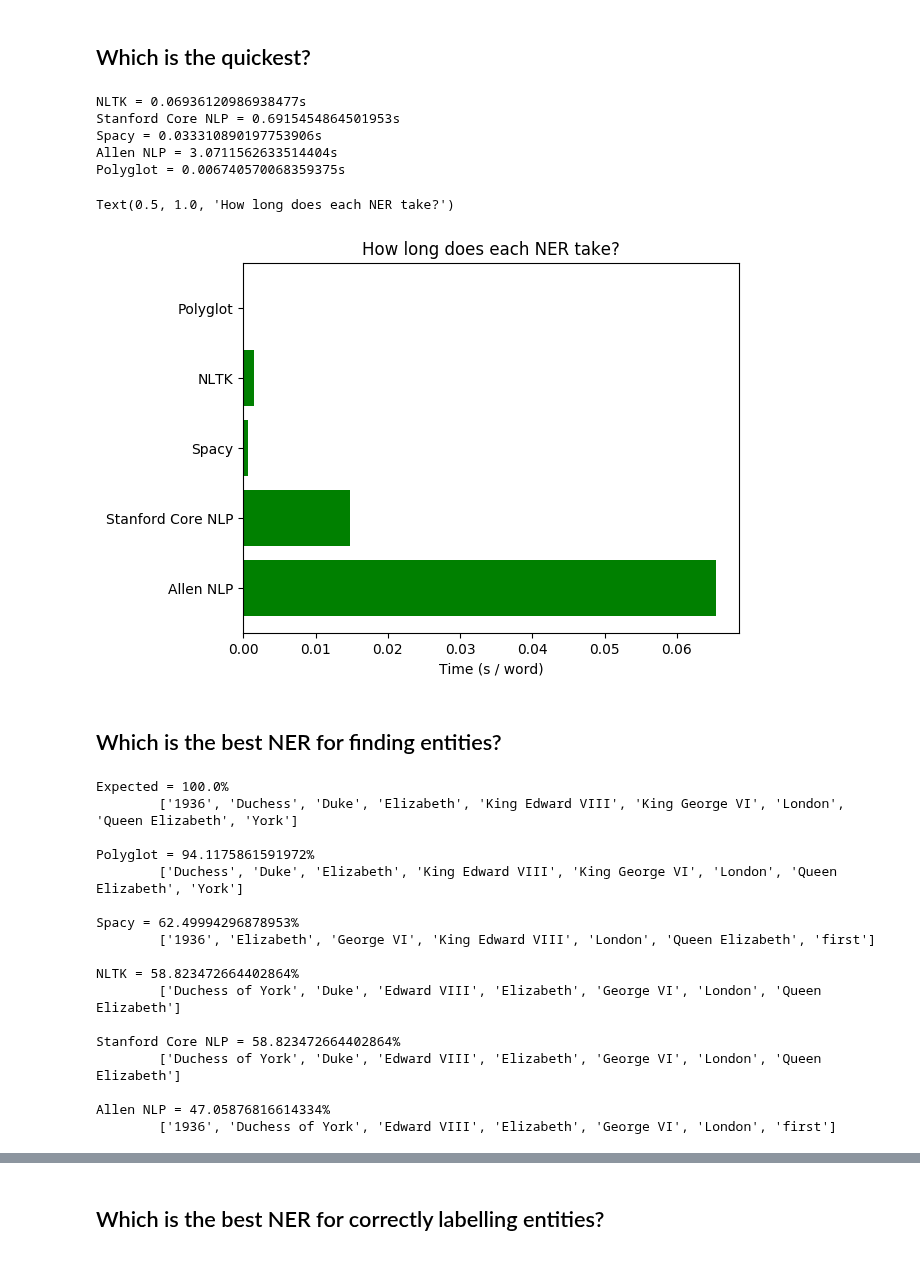
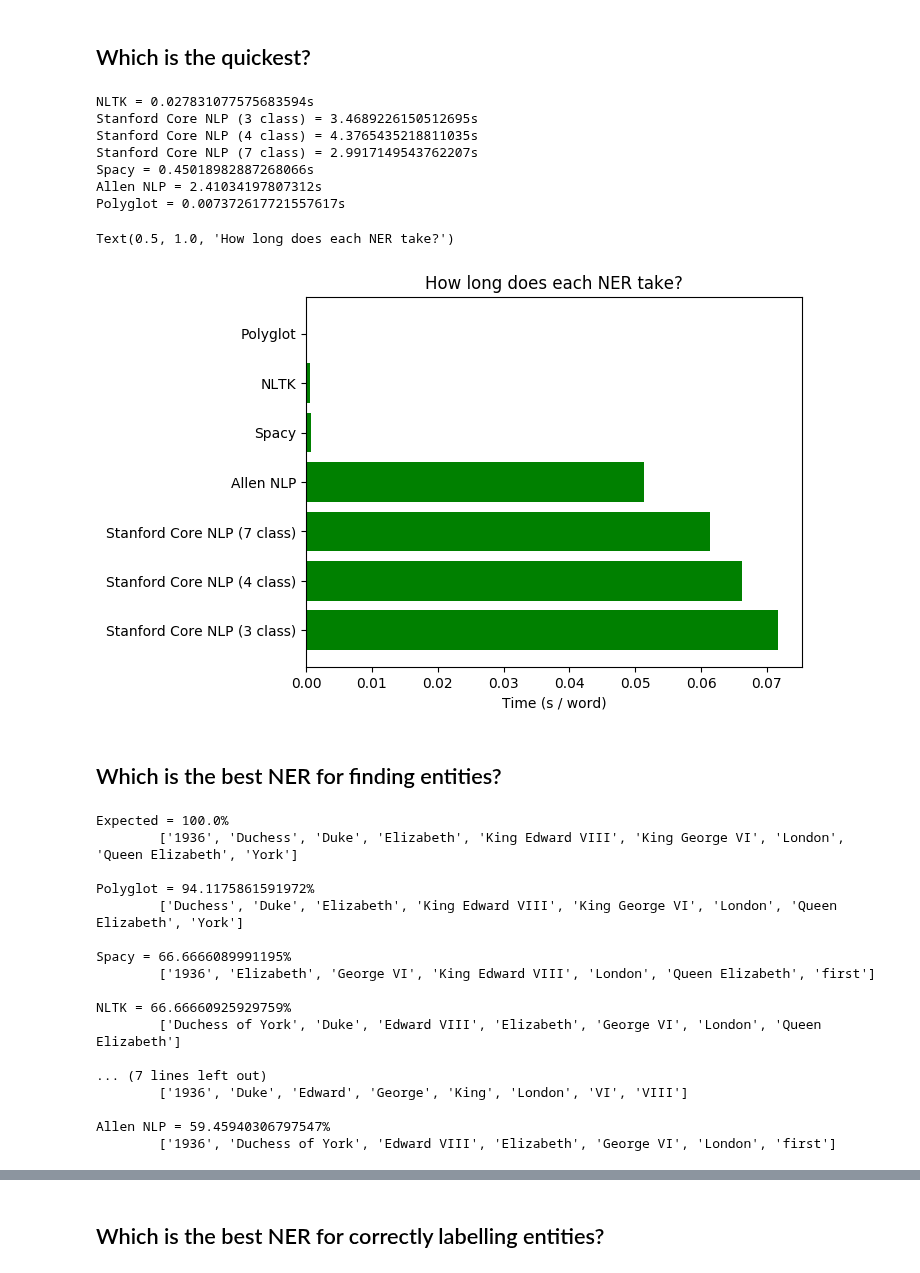
Before and after one commit to mohammedterry/NLP_for_ML, a Jupyter notebook: NER.ipynb, the cells around one changed output, grey strips where cells are left out. Saved outputs shown, nothing was run; the diff lists cells and outputs as text; code cells hidden in the pictures.

```diff
--- a/NER.ipynb
+++ b/NER.ipynb
@@ -269,10 +304,22 @@ nltk_time = nltk_end - nltk_start
 print(f"NLTK = {nltk_time}s")
 
 stanford_start = time.time()
-Y_stanford = nltk_ner_stanford_pos(test["text"])
+Y_stanford1 = stanford_ner(test["text"],model=1)
 stanford_end = time.time()
-stanford_time = stanford_end - stanford_start
-print(f"Stanford Core NLP = {stanford_time}s")
+stanford_time1 = stanford_end - stanford_start
+print(f"Stanford Core NLP (3 class) = {stanford_time1}s")
+
+stanford_start = time.time()
+Y_stanford2 = stanford_ner(test["text"],model=2)
+stanford_end = time.time()
+stanford_time2 = stanford_end - stanford_start
+print(f"Stanford Core NLP (4 class) = {stanford_time2}s")
+
+stanford_start = time.time()
+Y_stanford3 = stanford_ner(test["text"],model=3)
+stanford_end = time.time()
+stanford_time3 = stanford_end - stanford_start
+print(f"Stanford Core NLP (7 class) = {stanford_time3}s")
 
 spacy_start = time.time()
 Y_spacy = spacy_ner(test["text"])
@@ -292,32 +339,34 @@ poly_end = time.time()
 poly_time = poly_end - poly_start
 print(f"Polyglot = {poly_time}s")
 # %% [output]
-NLTK = 0.06936120986938477s
-Stanford Core NLP = 0.6915454864501953s
-Spacy = 0.033310890197753906s
-Allen NLP = 3.0711562633514404s
-Polyglot = 0.006740570068359375s
+NLTK = 0.027831077575683594s
+Stanford Core NLP (3 class) = 3.4689226150512695s
+Stanford Core NLP (4 class) = 4.3765435218811035s
+Stanford Core NLP (7 class) = 2.9917149543762207s
+Spacy = 0.45018982887268066s
+Allen NLP = 2.41034197807312s
+Polyglot = 0.007372617721557617s
 # %%
 import matplotlib.pyplot as plt
 import numpy as np
 
 plt.rcdefaults()
 fig, ax = plt.subplots()
 
 n_words = len(X.split())
-ners = ('Polyglot', 'NLTK', 'Spacy', 'Stanford Core NLP', 'Allen NLP')
-performance = [poly_time/n_words, nltk_time/n_words, spacy_time/n_words, stanford_time/n_words, allen_time/n_words]
+ners = ('Polyglot', 'NLTK', 'Spacy',  'Allen NLP', 'Stanford Core NLP (7 class)', 'Stanford Core NLP (4 class)', 'Stanford Core NLP (3 class)')
+performance = [poly_time/n_words, nltk_time/n_words, spacy_time/n_words, allen_time/n_words, stanford_time3/n_words, stanford_time2/n_words, stanford_time1/n_words]
 y_pos = np.arange(len(ners))
 
 ax.barh(y_pos, performance, align='center', color='green', ecolor='black')
 ax.set_yticks(y_pos)
 ax.set_yticklabels(ners)
 ax.invert_yaxis()
 ax.set_xlabel('Time (s / word)')
 ax.set_title('How long does each NER take?')
 # %% [output]
 Text(0.5, 1.0, 'How long does each NER take?')
-[figure, old version]
+[figure, new version]
 # %% [markdown]
 ## Which is the best NER for finding entities?
 # %%
@@ -337,7 +386,9 @@ expected_entities = {entity for entities in test["entities"].values() for entity
 polyglot_entities = {entity for entity,_ in Y_polyglot}
 spacy_entities = {entity for entity,_ in Y_spacy}
 nltk_entities = {entity for entity,_ in Y_nltk}
-stanford_entities = {entity for entity,_ in Y_stanford}
+stanford_entities1 = {entity for entity,_ in Y_stanford1}
+stanford_entities2 = {entity for entity,_ in Y_stanford2}
+stanford_entities3 = {entity for entity,_ in Y_stanford3}
 allen_entities = {entity for entity,_ in Y_allen}
 
 print(f"Expected = 100.0%\n\t{sorted(expected_entities)}\n")
@@ -347,8 +398,12 @@ f1_spacy = f1_score(expected_entities, spacy_entities)
 print(f"Spacy = {f1_spacy*100}%\n\t{sorted(spacy_entities)}\n")
 f1_nltk = f1_score(expected_entities, nltk_entities)
 print(f"NLTK = {f1_nltk*100}%\n\t{sorted(nltk_entities)}\n")
-f1_stanford = f1_score(expected_entities, stanford_entities)
-print(f"Stanford Core NLP = {f1_stanford*100}%\n\t{sorted(stanford_entities)}\n")
+f1_stanford1 = f1_score(expected_entities, stanford_entities1)
+print(f"Stanford Core NLP (3 class) = {f1_stanford1*100}%\n\t{sorted(stanford_entities1)}\n")
+f1_stanford2 = f1_score(expected_entities, stanford_entities2)
+print(f"Stanford Core NLP (4 class) = {f1_stanford2*100}%\n\t{sorted(stanford_entities2)}\n")
+f1_stanford3 = f1_score(expected_entities, stanford_entities3)
+print(f"Stanford Core NLP (7 class) = {f1_stanford3*100}%\n\t{sorted(stanford_entities3)}\n")
 f1_allen = f1_score(expected_entities, allen_entities)
 print(f"Allen NLP = {f1_allen*100}%\n\t{sorted(allen_entities)}\n")
 # %% [output]
@@ -358,16 +413,16 @@ Expected = 100.0%
 Polyglot = 94.1175861591972%
         ['Duchess', 'Duke', 'Elizabeth', 'King Edward VIII', 'King George VI', 'London', 'Queen Elizabeth', 'York']
 
-Spacy = 62.49994296878953%
+Spacy = 66.6666089991195%
         ['1936', 'Elizabeth', 'George VI', 'King Edward VIII', 'London', 'Queen Elizabeth', 'first']
 
-NLTK = 58.823472664402864%
+NLTK = 66.66660925929759%
         ['Duchess of York', 'Duke', 'Edward VIII', 'Elizabeth', 'George VI', 'London', 'Queen Elizabeth']
 
-Stanford Core NLP = 58.823472664402864%
-        ['Duchess of York', 'Duke', 'Edward VIII', 'Elizabeth', 'George VI', 'London', 'Queen Elizabeth']
+... (7 lines left out)
+        ['1936', 'Duke', 'Edward', 'George', 'King', 'London', 'VI', 'VIII']
 
-Allen NLP = 47.05876816614334%
+Allen NLP = 59.45940306797547%
         ['1936', 'Duchess of York', 'Edward VIII', 'Elizabeth', 'George VI', 'London', 'first']
 # %%
 import matplotlib.pyplot as plt
```
Also changed, not shown: parts of 17 cells of this notebook.
